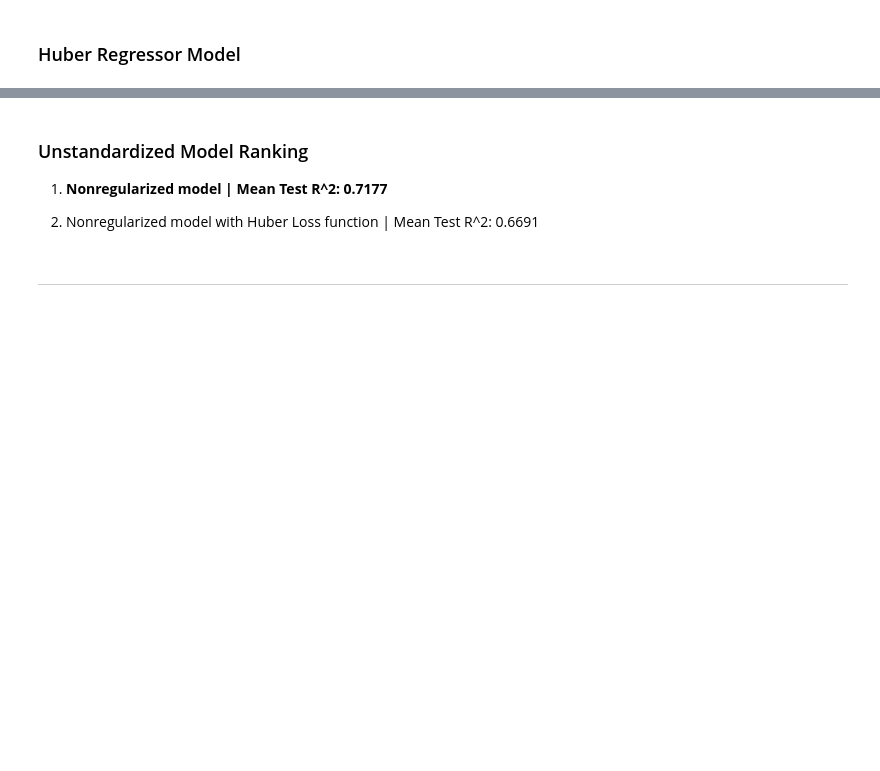
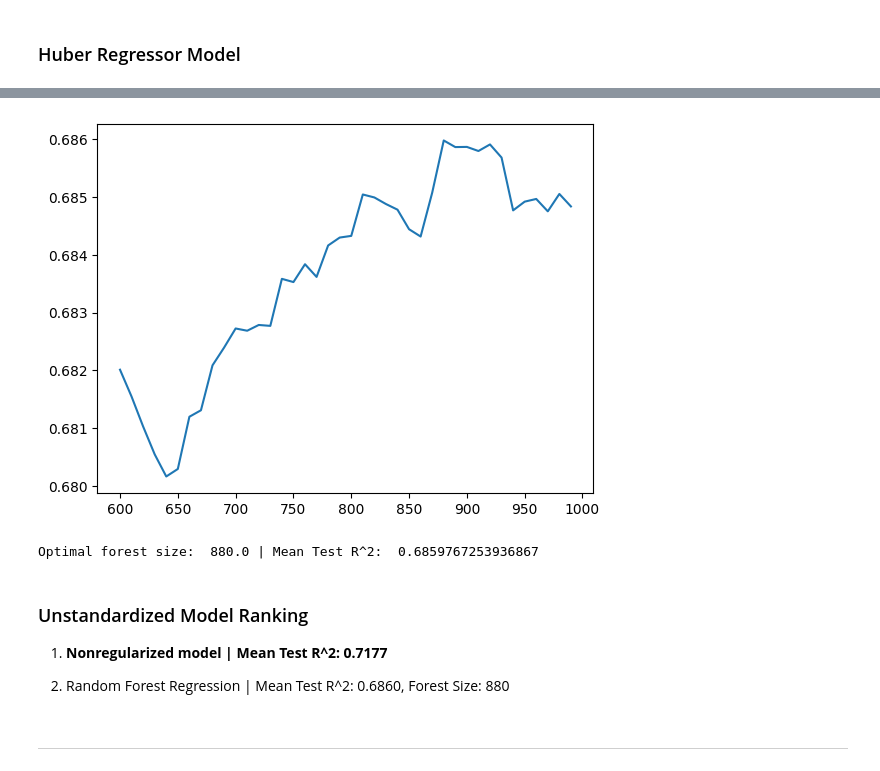
Before and after one commit to BenLeidig/illinois-home-prices, a Jupyter notebook: regression_classification/regression.ipynb, the cells around one changed output, grey strips where cells are left out. Cells and saved outputs as stored; diff of their text form; code cells hidden in the pictures; blank space fills up the shorter version.

Commit message:
Random Forest Regression and function definitions

```diff
--- a/regression_classification/regression.ipynb
+++ b/regression_classification/regression.ipynb
@@ -33,2 +203,33 @@ df_standardized = df.copy()
+# %%
+def rfr_optimizer(a = 10, b = 1010, c = 10, features_matrix = features_matrix, target_array = target_array):
+
+    kf = KFold(n_splits = 5,
+               shuffle = True,
+               random_state = 0
+               )
+
+    data = []
+
+    for i in np.arange(a, b, c):
+        rfr = RandomForestRegressor(n_estimators = i,
+                                    random_state = 0
+                                    )
+        test_fold_r2 = cross_val_score(rfr,
+                                       features_matrix,
+                                       target_array,
+                                       cv = kf,
+                                       scoring = 'r2',
+                                       )
+        data.append([i,
+                     test_fold_r2.mean()
+                     ])
+
+    results_rfr = pd.DataFrame(data, columns = ['n_estimators', 'Mean Test R^2'])
+
+    plt.plot(results_rfr['n_estimators'].values, results_rfr['Mean Test R^2'].values)
+    plt.show()
+
+    max_lambda_row = results_rfr.loc[results_rfr['Mean Test R^2'].idxmax()]
+    print('Optimal forest size: ', max_lambda_row['n_estimators'], '| Mean Test R^2: ', max_lambda_row['Mean Test R^2'])
 # %% [markdown]
 ## Unstandardized Regression Models
@@ -232,9 +288,14 @@ results_huber.nlargest(1,'Mean Test R^2')
+# %%
+rfr_optimizer(a = 600, b = 1000, c = 10)
+# %% [output]
+[figure, added]
+Optimal forest size:  880.0 | Mean Test R^2:  0.6859767253936867
 # %% [markdown]
 ### Unstandardized Model Ranking
 
 1. **Nonregularized model | Mean Test R^2: 0.7177**
 
-2. Nonregularized model with Huber Loss function | Mean Test R^2: 0.6691
+2. Random Forest Regression | Mean Test R^2: 0.6860, Forest Size: 880
 # %% [markdown]
 -----------------------------------------------------------------------------------------------------------------------------------------------------------------------------------------------
 # %% [markdown]
```
Also changed, not shown: parts of 28 cells of this notebook.
